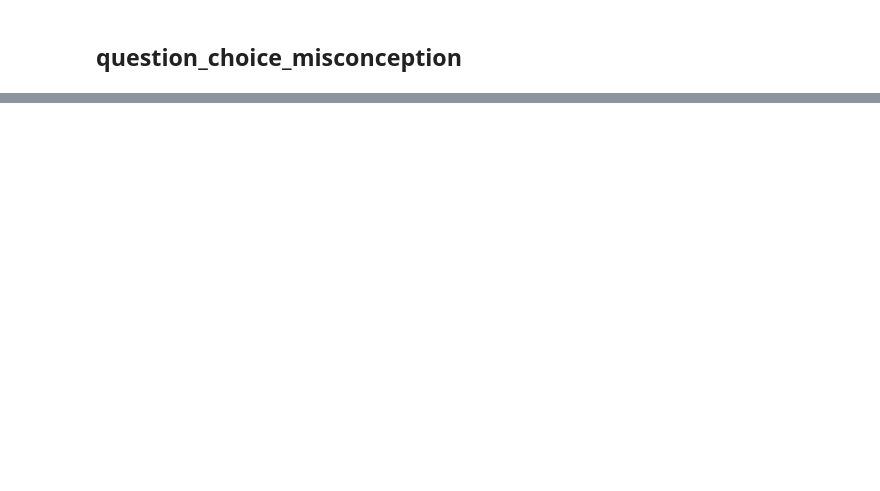
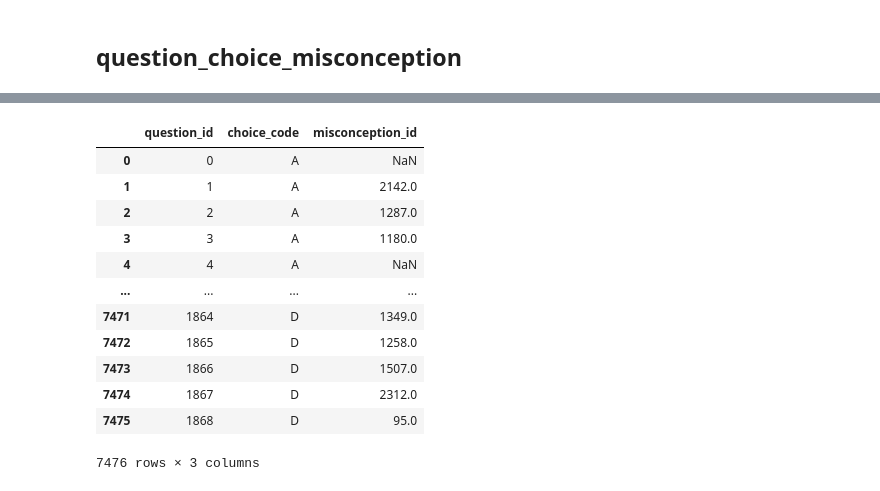
Before and after one commit to Neo-Nguyen-95/DA30_database, a Jupyter notebook: data_processing.ipynb, the cells around one changed output, grey strips where cells are left out. Cells and saved outputs as stored; diff of their text form; code cells hidden in the pictures; blank space fills up the shorter version.

```diff
--- a/data_processing.ipynb
+++ b/data_processing.ipynb
@@ -188,0 +406,32 @@ df_question
+# %%
+df_question_misconception_id = (
+    df_question
+    .rename(columns={
+        'misconception_a_id': 'A',
+        'misconception_b_id': 'B',
+        'misconception_c_id': 'C',
+        'misconception_d_id': 'D',
+        })
+    .melt(
+        id_vars='question_id',
+        var_name='choice_code',
+        value_vars=['A', 'B', 'C', 'D'],
+        value_name='misconception_id'
+        )
+    )
+
+df_question_misconception_id
+# %% [output]
+|  | question_id | choice_code | misconception_id |
+| 0 | 0 | A | NaN |
+| 1 | 1 | A | 2142.0 |
+| 2 | 2 | A | 1287.0 |
+| 3 | 3 | A | 1180.0 |
+| 4 | 4 | A | NaN |
+| ... | ... | ... | ... |
+| 7471 | 1864 | D | 1349.0 |
+| 7472 | 1865 | D | 1258.0 |
+| 7473 | 1866 | D | 1507.0 |
+| 7474 | 1867 | D | 2312.0 |
+| 7475 | 1868 | D | 95.0 |
+7476 rows × 3 columns
```
Also changed, not shown: parts of 27 cells of this notebook, 4 other files.
